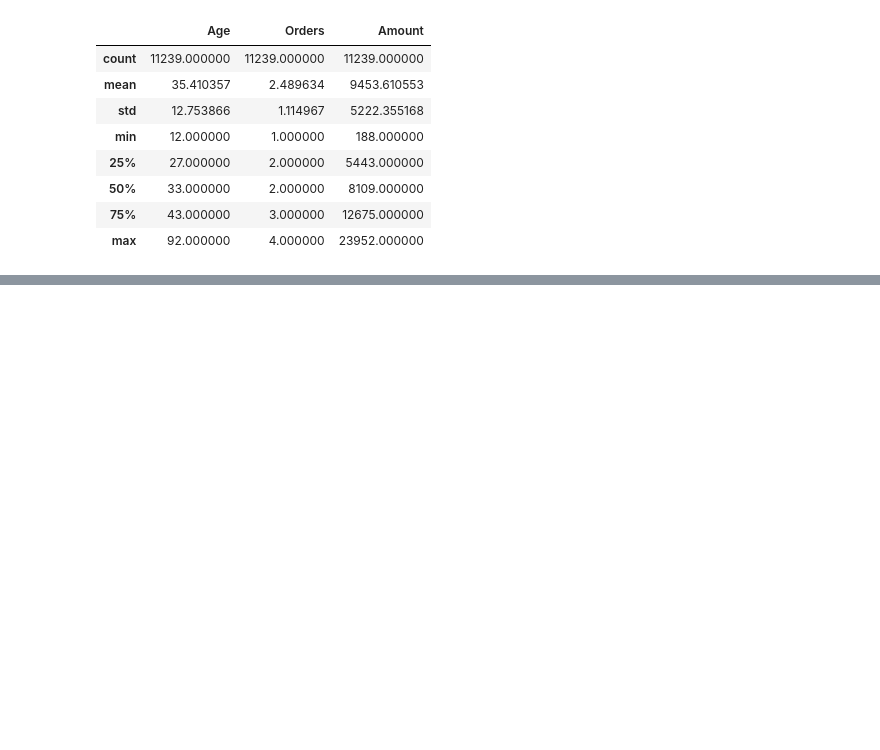
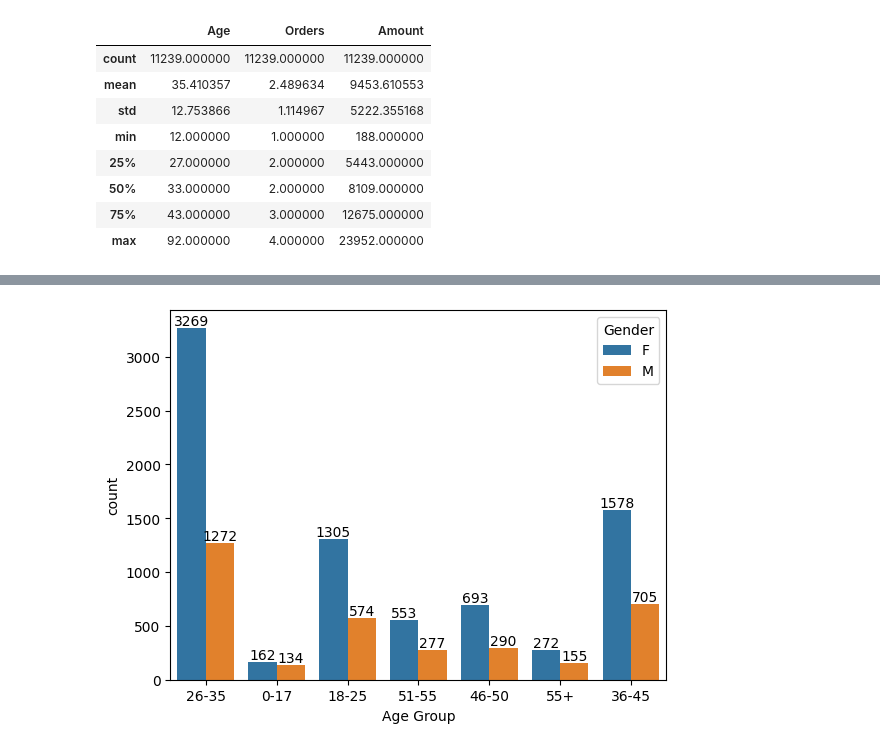
Before and after one commit to Devu0503/sales_data_analysis, a Jupyter notebook: python.ipynb, the cells around one changed output, grey strips where cells are left out. Cells and saved outputs as stored; diff of their text form; code cells hidden in the pictures; blank space fills up the shorter version.

```diff
--- a/python.ipynb
+++ b/python.ipynb
@@ -323,0 +328,7 @@ df[['Age','Orders','Amount']].describe()
+# %%
+ax = pns.countplot(data=df,x ='Age Group', hue ='Gender')
+
+for bars in ax.containers:
+    ax.bar_label(bars)
+# %% [output]
+[figure, added]
```
Also changed, not shown: parts of 22 cells of this notebook.
